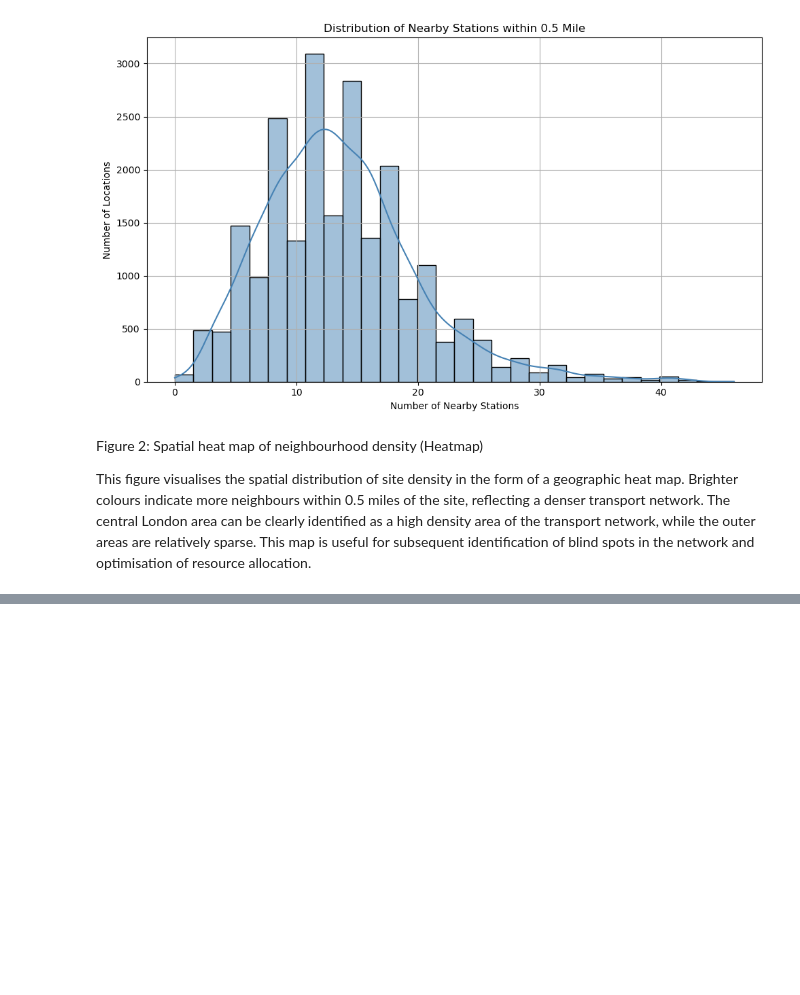
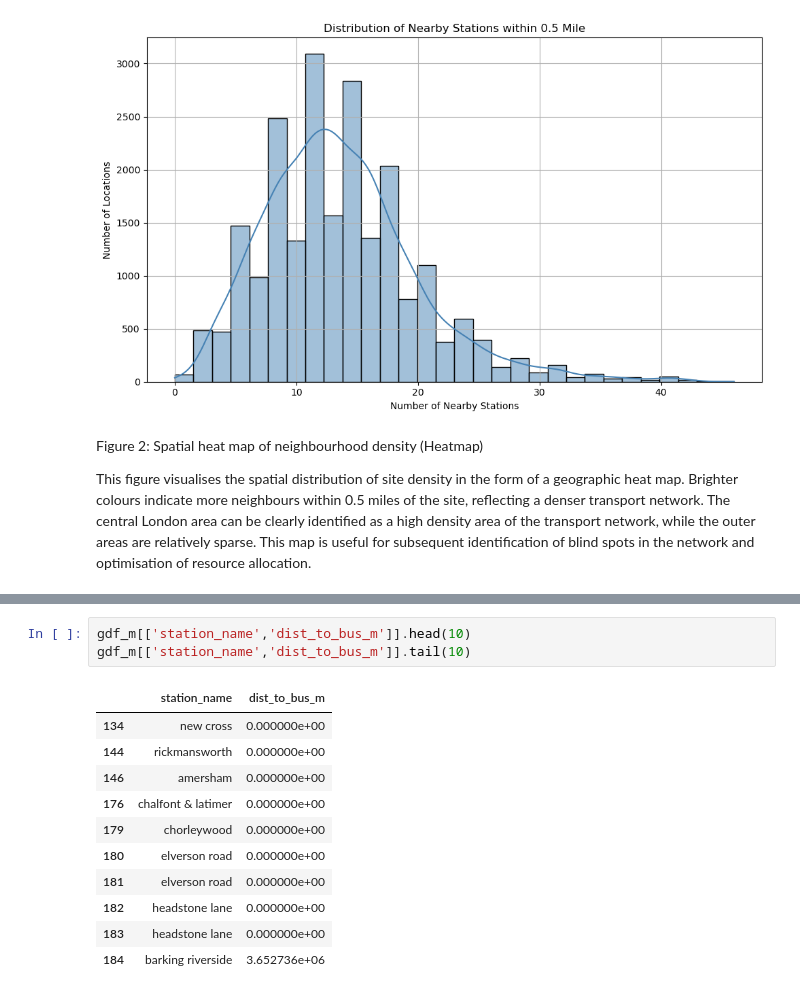
Before and after one commit to Weicher233/Capstone, a Jupyter notebook: Accessibility for TFL.ipynb, the cells around one changed output, grey strips where cells are left out. Saved outputs shown, nothing was run; the diff lists cells and outputs as text; blank space fills up the shorter version.

```diff
--- a/Accessibility for TFL.ipynb
+++ b/Accessibility for TFL.ipynb
@@ -326,0 +441,15 @@ m
+# %%
+gdf_m[['station_name','dist_to_bus_m']].head(10)
+gdf_m[['station_name','dist_to_bus_m']].tail(10)
+# %% [output]
+|  | station_name | dist_to_bus_m |
+| 134 | new cross | 0.000000e+00 |
+| 144 | rickmansworth | 0.000000e+00 |
+| 146 | amersham | 0.000000e+00 |
+| 176 | chalfont & latimer | 0.000000e+00 |
+| 179 | chorleywood | 0.000000e+00 |
+| 180 | elverson road | 0.000000e+00 |
+| 181 | elverson road | 0.000000e+00 |
+| 182 | headstone lane | 0.000000e+00 |
+| 183 | headstone lane | 0.000000e+00 |
+| 184 | barking riverside | 3.652736e+06 |
```
Also changed, not shown: parts of 3 cells of this notebook, 1 other file.
